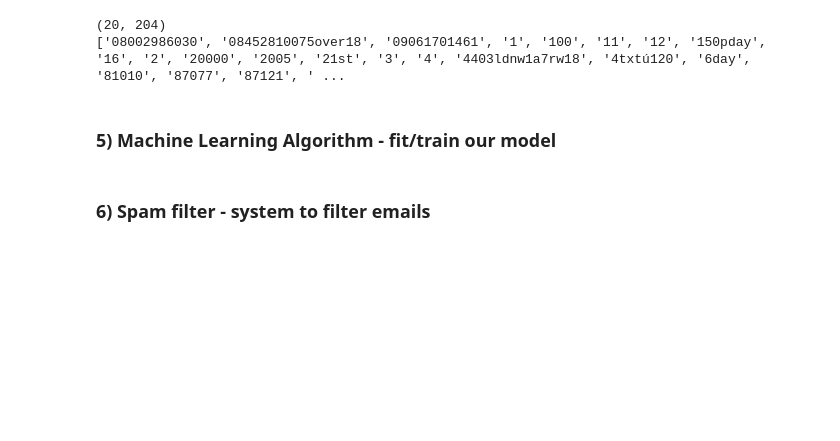
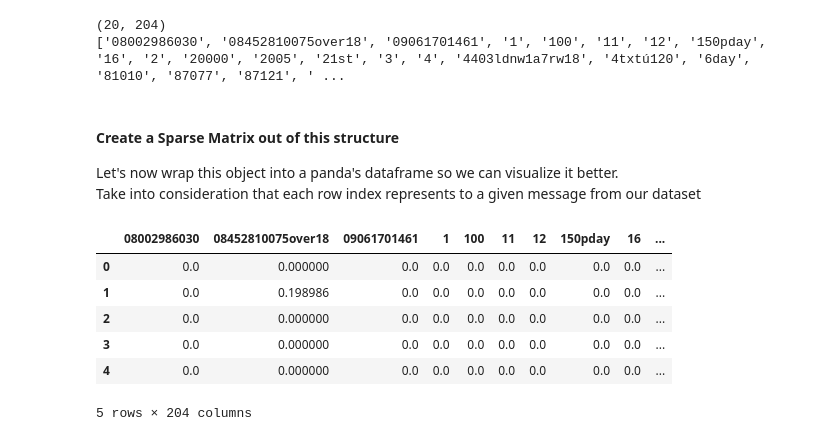
Before and after one commit to lucasalvarezlacasa/SpamFilterDetector, a Jupyter notebook: SpamFilterDetector.ipynb, the cells around one changed output. Cells and saved outputs as stored; diff of their text form; code cells hidden in the pictures; blank space fills up the shorter version.

```diff
--- a/SpamFilterDetector.ipynb
+++ b/SpamFilterDetector.ipynb
@@ -249,7 +251,20 @@ print(tfidf_vect_sample.get_feature_names())
 # %% [output]
 (20, 204)
 ['08002986030', '08452810075over18', '09061701461', '1', '100', '11', '12', '150pday', '16', '2', '20000', '2005', '21st', '3', '4', '4403ldnw1a7rw18', '4txtú120', '6day', '81010', '87077', '87121', ' ...
-# %% [markdown]
-### 5) Machine Learning Algorithm - fit/train our model
-# %% [markdown]
-### 6) Spam filter - system to filter emails
+# %% [markdown]
+#### Create a Sparse Matrix out of this structure
+Let's now wrap this object into a panda's dataframe so we can visualize it better.
+<br>Take into consideration that each row index represents to a given message from our dataset
+# %%
+# We can now create a dataframe out of this object just to visualize it in a better way
+X_tfidf_df = pd.DataFrame(X_tfidf_sample.toarray())
+X_tfidf_df.columns = tfidf_vect_sample.get_feature_names()
+X_tfidf_df.head()
+# %% [output]
+|  | 08002986030 | 08452810075over18 | 09061701461 | 1 | 100 | 11 | 12 | 150pday | 16 | ... |
+| 0 | 0.0 | 0.000000 | 0.0 | 0.0 | 0.0 | 0.0 | 0.0 | 0.0 | 0.0 | ... |
+| 1 | 0.0 | 0.198986 | 0.0 | 0.0 | 0.0 | 0.0 | 0.0 | 0.0 | 0.0 | ... |
+| 2 | 0.0 | 0.000000 | 0.0 | 0.0 | 0.0 | 0.0 | 0.0 | 0.0 | 0.0 | ... |
+| 3 | 0.0 | 0.000000 | 0.0 | 0.0 | 0.0 | 0.0 | 0.0 | 0.0 | 0.0 | ... |
+| 4 | 0.0 | 0.000000 | 0.0 | 0.0 | 0.0 | 0.0 | 0.0 | 0.0 | 0.0 | ... |
+5 rows × 204 columns
```
Also changed, not shown: parts of 4 cells of this notebook.
